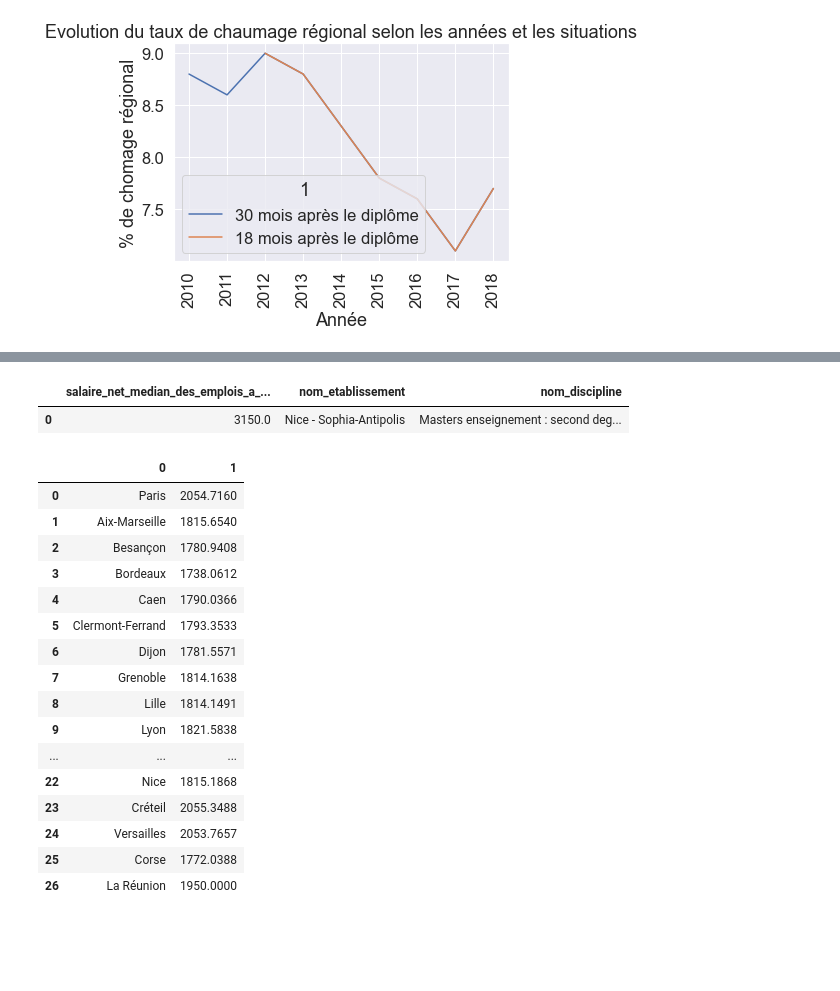
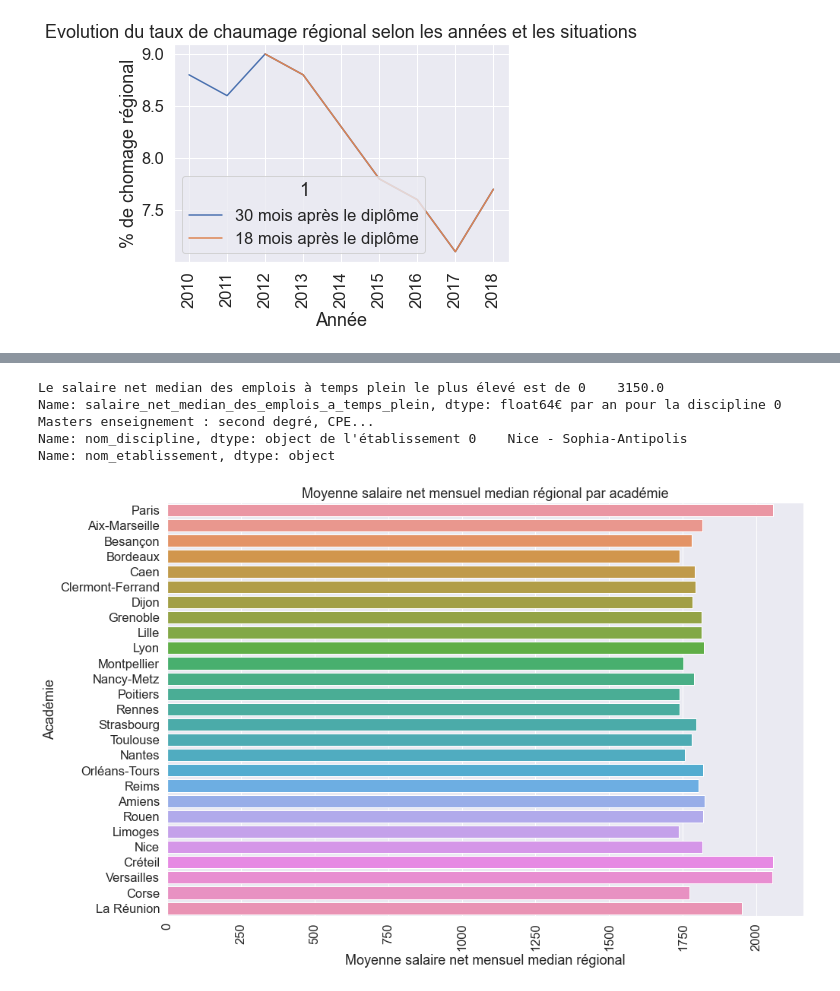
Before and after one commit to Toufik98/prodataviz, a Jupyter notebook: source/visualize_data.ipynb, the cells around one changed output, grey strips where cells are left out. Saved outputs shown, nothing was run; the diff lists cells and outputs as text; code cells hidden in the pictures; blank space fills up the shorter version.

```diff
--- a/source/visualize_data.ipynb
+++ b/source/visualize_data.ipynb
@@ -298,34 +291,43 @@ myresult = mycursor.fetchall()
 # Conversion des résultats en dataframe
 df = pd.DataFrame(myresult)
 df.columns = ['salaire_net_median_des_emplois_a_temps_plein', 'nom_etablissement', 'nom_discipline']
-df
+
+salaire = df['salaire_net_median_des_emplois_a_temps_plein']
+etablissement = df['nom_etablissement']
+discipline = df['nom_discipline']
+
+# Visualiser les données
+print("Le salaire net median des emplois à temps plein le plus élevé est de {}€ par an pour la discipline {} de l'établissement {}".format(salaire, discipline, etablissement))
 # %% [output]
-|  | salaire_net_median_des_emplois_a_... | nom_etablissement | nom_discipline |
-| 0 | 3150.0 | Nice - Sophia-Antipolis | Masters enseignement : second deg... |
+Le salaire net median des emplois à temps plein le plus élevé est de 0    3150.0
+Name: salaire_net_median_des_emplois_a_temps_plein, dtype: float64€ par an pour la discipline 0    Masters enseignement : second degré, CPE...
+Name: nom_discipline, dtype: object de l'établissement 0    Nice - Sophia-Antipolis
+Name: nom_etablissement, dtype: object
 # %%
 # Affichage des moyenne salaire_net_mensuel_median_regional et de nom_académie correspondante par ordre décroissant en éliminant les doublons
 mycursor.execute("select distinct nom_academie , avg(salaire_net_mensuel_median_regional) as moy from statistiques join etablissement on statistiques.id_etablissement = etablissement.id_etablissement join academie on etablissement.id_academie = academie.id_academie group by nom_academie having moy is not null ")
 myresult = mycursor.fetchall()
 df = pd.DataFrame(myresult)
-df
+
+# Visualiser les données
+df.columns = ['nom_academie', 'moy']
+
+academie = df['nom_academie']
+moy = df['moy']
+
+# Visualiser les données
+plt.figure(figsize=(15,10))
+sns.set(style="whitegrid")
+sns.set(font_scale=1.5)
+sns.set_color_codes("pastel")
+sns.barplot(x= moy, y= academie)
+plt.xlabel('Moyenne salaire net mensuel median régional')
+plt.ylabel('Académie')
+plt.title("Moyenne salaire net mensuel median régional par académie")
+plt.xticks(rotation=90)
+plt.show()
 # %% [output]
-|  | 0 | 1 |
-| 0 | Paris | 2054.7160 |
-| 1 | Aix-Marseille | 1815.6540 |
-| 2 | Besançon | 1780.9408 |
-| 3 | Bordeaux | 1738.0612 |
-| 4 | Caen | 1790.0366 |
-| 5 | Clermont-Ferrand | 1793.3533 |
-| 6 | Dijon | 1781.5571 |
-| 7 | Grenoble | 1814.1638 |
-| 8 | Lille | 1814.1491 |
-| 9 | Lyon | 1821.5838 |
-| ... | ... | ... |
-| 22 | Nice | 1815.1868 |
-| 23 | Créteil | 2055.3488 |
-| 24 | Versailles | 2053.7657 |
-| 25 | Corse | 1772.0388 |
-| 26 | La Réunion | 1950.0000 |
+[figure, added]
 # %%
 # Affichage le taux_insertion par academie
 mycursor.execute("select distinct taux_dinsertion, nom_academie from statistiques join etablissement on statistiques.id_etablissement = etablissement.id_etablissement join academie on etablissement.id_academie = academie.id_academie ORDER BY taux_dinsertion DESC")
```
Also changed, not shown: parts of 13 cells of this notebook, 3 other files.
